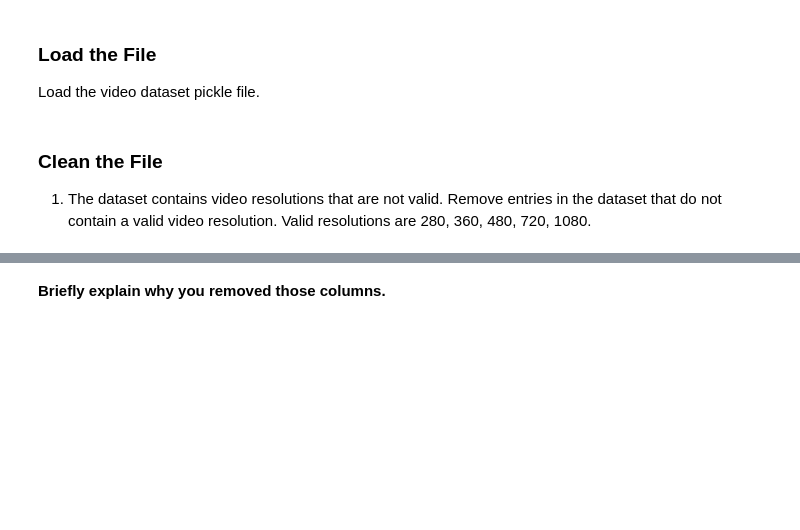
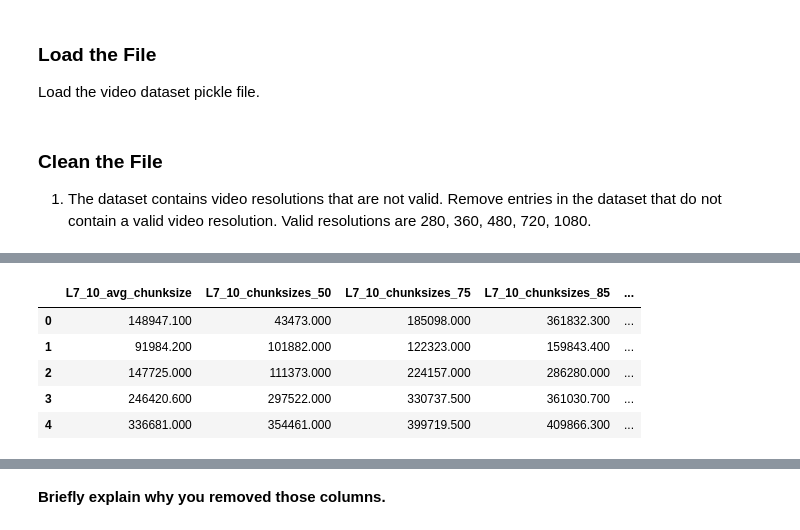
Before and after one commit to Nixolium/ml-systems, a Jupyter notebook: docs/assignments/1-Video-Quality-Inference.ipynb, the cells around one changed output, grey strips where cells are left out. Saved outputs shown, nothing was run; the diff lists cells and outputs as text; code cells hidden in the pictures; blank space fills up the shorter version.

```diff
--- a/docs/assignments/1-Video-Quality-Inference.ipynb
+++ b/docs/assignments/1-Video-Quality-Inference.ipynb
@@ -141,6 +131,9 @@ For this part of the assignment, you will need two pickle files, which we provid
 ### Load the File
 
 Load the video dataset pickle file.
+# %%
+nflxsession = pd.read_pickle('netflix_session.pkl')
+videodataset = pd.read_pickle('video_dataset.pkl')
 # %% [markdown]
 ### Clean the File
 
@@ -149,0 +141,6 @@ Load the video dataset pickle file.
+# %%
+allowed_resolutions = [280, 360, 480, 720, 1080]
+
+ds_filtered = videodataset[videodataset['resolution'].isin(allowed_resolutions)]
+print(ds_filtered.shape)
+ds_filtered['resolution']
@@ -149,0 +161,12 @@ Load the video dataset pickle file.
+# %%
+for column in ds_filtered.columns:
+    if isinstance(ds_filtered[column].iloc[0], str):
+        ds_filtered = ds_filtered.drop(columns=[column])
+ds_filtered.head()
+# %% [output]
+|  | L7_10_avg_chunksize | L7_10_chunksizes_50 | L7_10_chunksizes_75 | L7_10_chunksizes_85 | ... |
+| 0 | 148947.100 | 43473.000 | 185098.000 | 361832.300 | ... |
+| 1 | 91984.200 | 101882.000 | 122323.000 | 159843.400 | ... |
+| 2 | 147725.000 | 111373.000 | 224157.000 | 286280.000 | ... |
+| 3 | 246420.600 | 297522.000 | 330737.500 | 361030.700 | ... |
+| 4 | 336681.000 | 354461.000 | 399719.500 | 409866.300 | ... |
```
Also changed, not shown: parts of 26 cells of this notebook.
